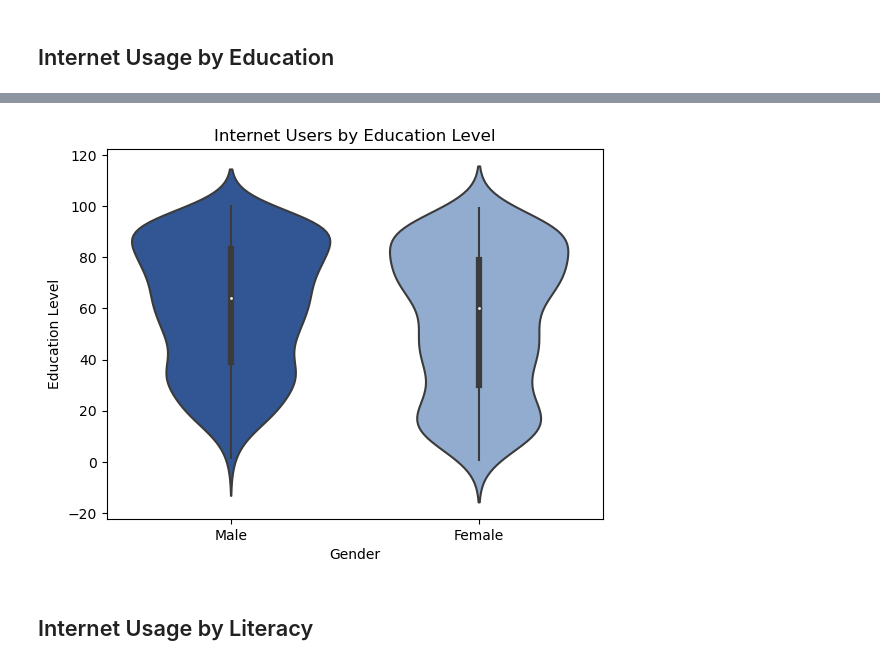
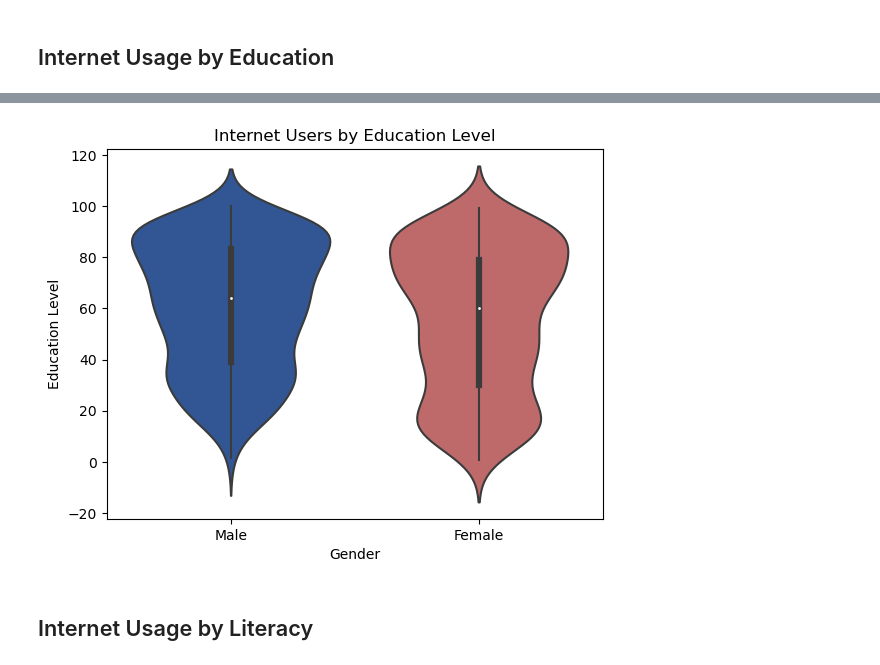
Before and after one commit to tiascott01/07_GroupProject1, a Jupyter notebook: Internet Demographics/internet-usage-working.ipynb, the cells around one changed output, grey strips where cells are left out. Saved outputs shown, nothing was run; the diff lists cells and outputs as text; code cells hidden in the pictures.

```diff
--- a/Internet Demographics/internet-usage-working.ipynb
+++ b/Internet Demographics/internet-usage-working.ipynb
@@ -418,25 +407,25 @@ R-squared: 0.72
 # %%
 # Example of restructuring the data
 reshaped_data = pd.melt(internet_data, id_vars=['4.1.2) Educational attainment'],
                         value_vars=['BG20) Male internet users', 'BG21) Female internet users'],
                         var_name='Gender', value_name='Education Level')
 
 # Map the variable names to more readable form
 reshaped_data['Gender'] = reshaped_data['Gender'].map({'BG20) Male internet users': 'Male',
                                                        'BG21) Female internet users': 'Female'})
-palette = {'Male': '#2252A3', 'Female': '#88AAD9'}
+palette = {'Male': '#2252A3', 'Female': 'indianred',}
 # Now plot with the reshaped data
 sns.violinplot(x='Gender', y='Education Level', data=reshaped_data, palette=palette)
 plt.title('Internet Users by Education Level')
 
 # Save the figure
 plt.savefig("Graphics/Violin_Chart.png")
 
 plt.show()
 
 # box and whisker plot??
 # %% [output]
-[figure, old version]
+[figure, new version]
 # %% [markdown]
 ## Internet Usage by Literacy
 # %%
```
Also changed, not shown: parts of 19 cells of this notebook, 7 other files.
